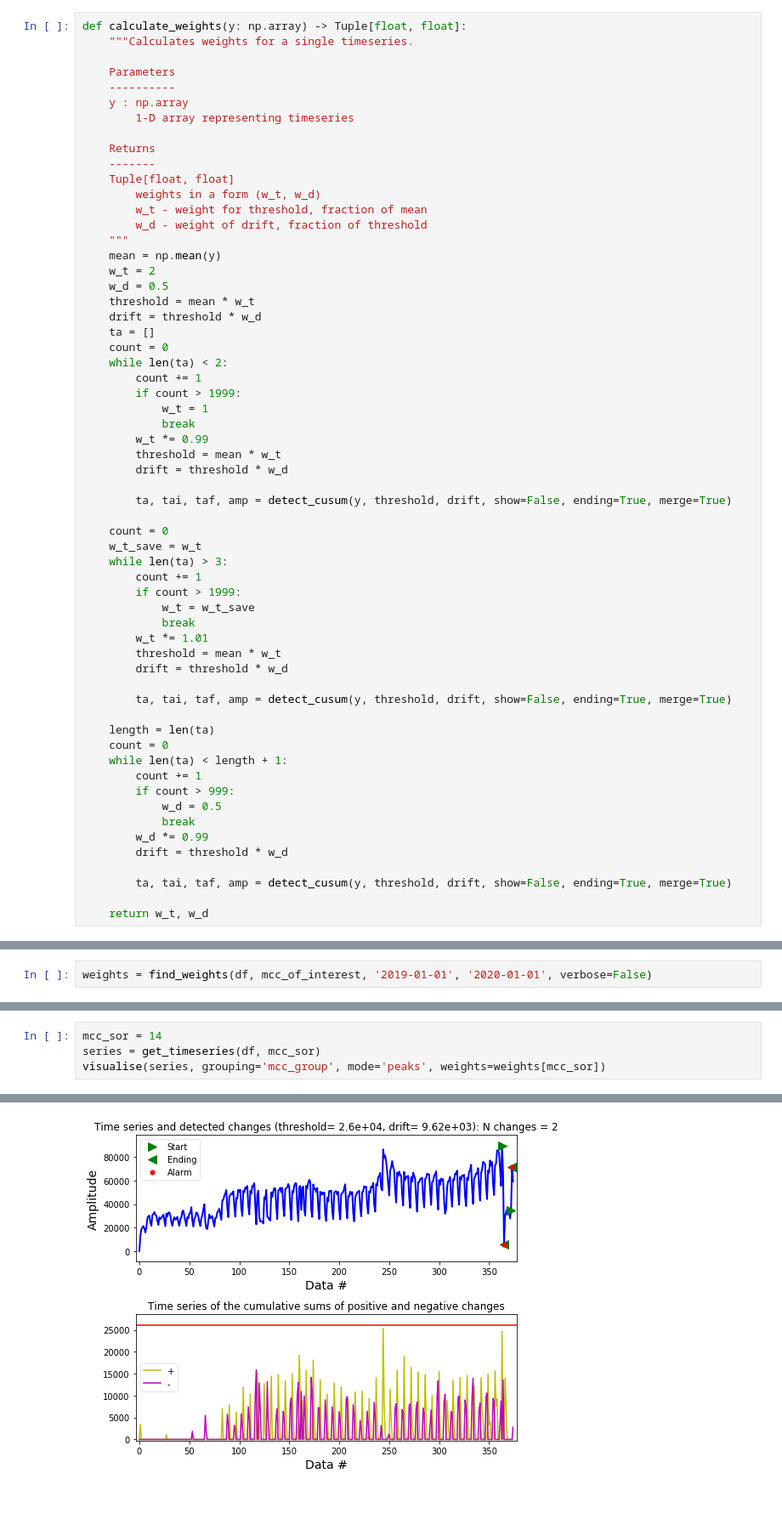
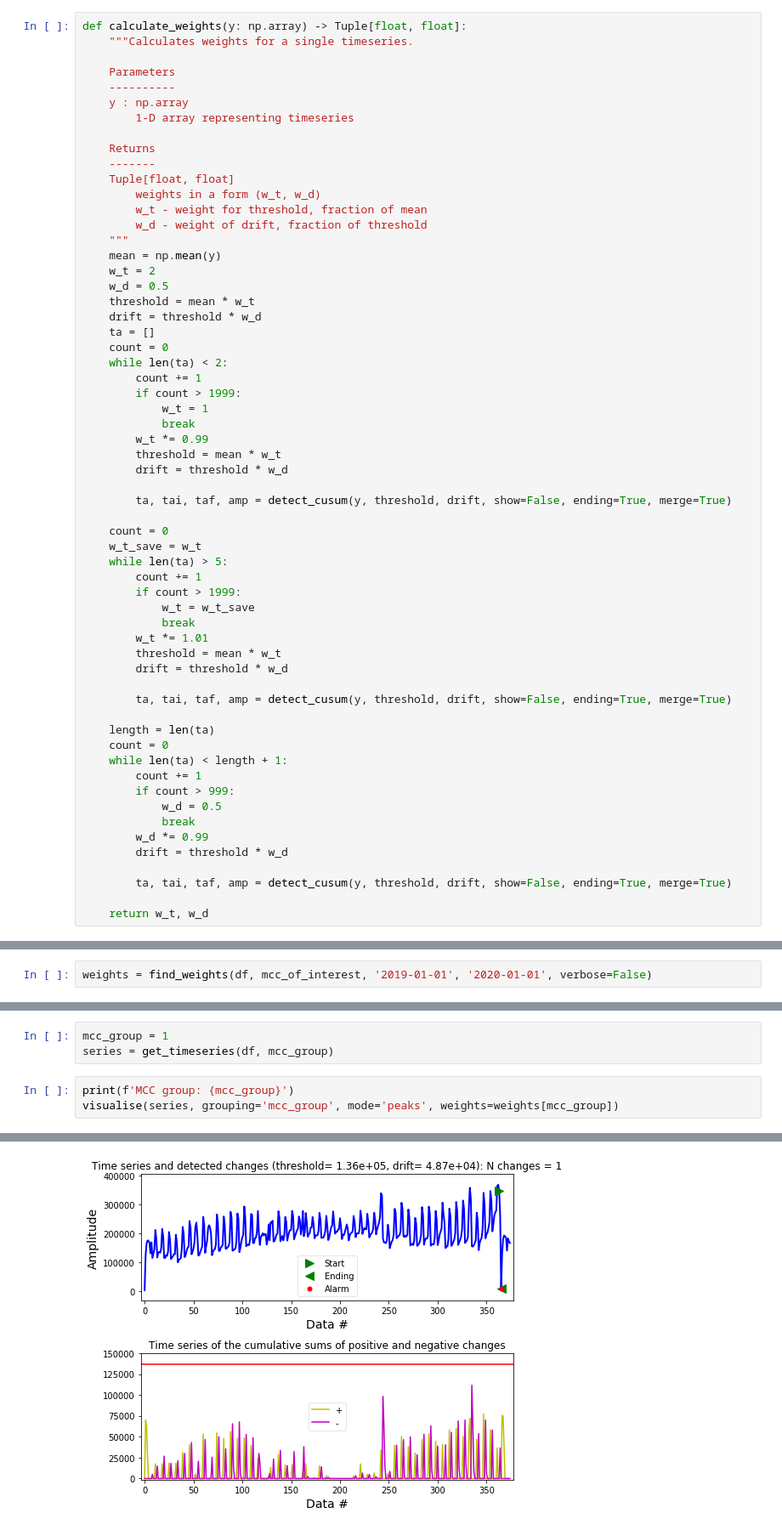
Before and after one commit to mrvanolog/Netology, a Jupyter notebook: Диплом/peak_analyzer.ipynb, the cells around one changed output, grey strips where cells are left out. Shown at 85% size. Cells and saved outputs as stored; diff of their text form; blank space fills up the shorter version.

```diff
--- a/Диплом/peak_analyzer.ipynb
+++ b/Диплом/peak_analyzer.ipynb
@@ -439,7 +447,7 @@ def calculate_weights(y: np.array) -> Tuple[float, float]:
 
     count = 0
     w_t_save = w_t
-    while len(ta) > 3:
+    while len(ta) > 5:
         count += 1
         if count > 1999:
             w_t = w_t_save
@@ -541,5 +561,7 @@ pprint(weights)
+# %%
+mcc_group = 1
+series = get_timeseries(df, mcc_group)
 # %%
-mcc_sor = 14
-series = get_timeseries(df, mcc_sor)
-visualise(series, grouping='mcc_group', mode='peaks', weights=weights[mcc_sor])
+print(f'MCC group: {mcc_group}')
+visualise(series, grouping='mcc_group', mode='peaks', weights=weights[mcc_group])
 # %% [output]
@@ -546 +569 @@ visualise(series, grouping='mcc_group', mode='peaks', weights=weights[mcc_sor])
-[figure, old version]
+[figure, new version]
```
Also changed, not shown: parts of 18 cells of this notebook.
